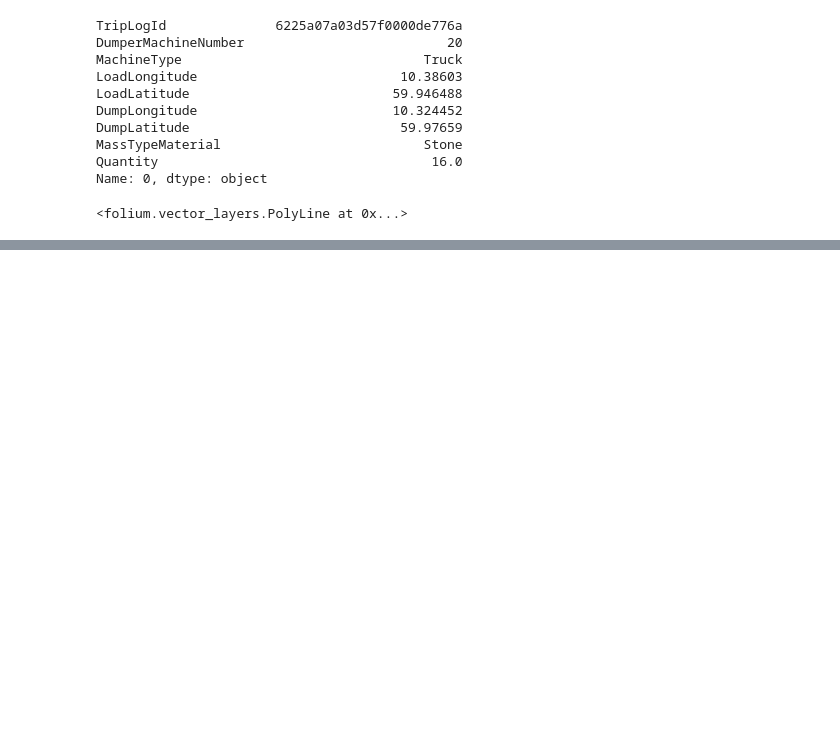
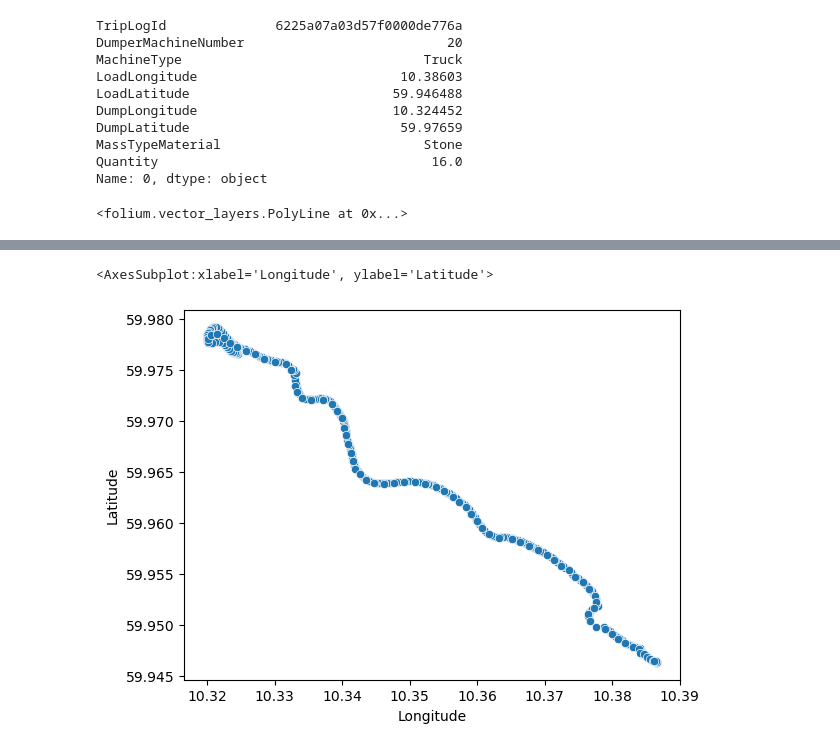
Before and after one commit to meomia/nora-roadai, a Jupyter notebook: Discovering_the_data.ipynb, the cells around one changed output, grey strips where cells are left out. Drawn from its saved outputs; the diff is of its cells as text; code cells hidden in the pictures; blank space fills up the shorter version.

```diff
--- a/Discovering_the_data.ipynb
+++ b/Discovering_the_data.ipynb
@@ -87,0 +98,7 @@ map_object.save('road_map.html')
+# %%
+import geohash2
+
+def convert_to_geohash(row):
+    return geohash2.encode(row["Latitude"], row["Longitude"], precision=7)
+
+df['Geohash'] = df.apply(lambda row: convert_to_geohash(row), axis=1)
@@ -87,0 +211,2 @@ map_object.save('road_map.html')
+# %%
+merged_df = pd.merge(df_info, df, on="TripLogId")
@@ -87,0 +230,2 @@ map_object.save('road_map.html')
+# %%
+merged_trip_1 = merged_df[merged_df["TripLogId"] == "6225a07a03d57f0000de776a"]
@@ -87,0 +287,5 @@ map_object.save('road_map.html')
+# %%
+sns.scatterplot(data=merged_trip_1, x="Longitude", y="Latitude")
+# %% [output]
+<AxesSubplot:xlabel='Longitude', ylabel='Latitude'>
+[figure, added]
```
Also changed, not shown: parts of 52 cells of this notebook.
